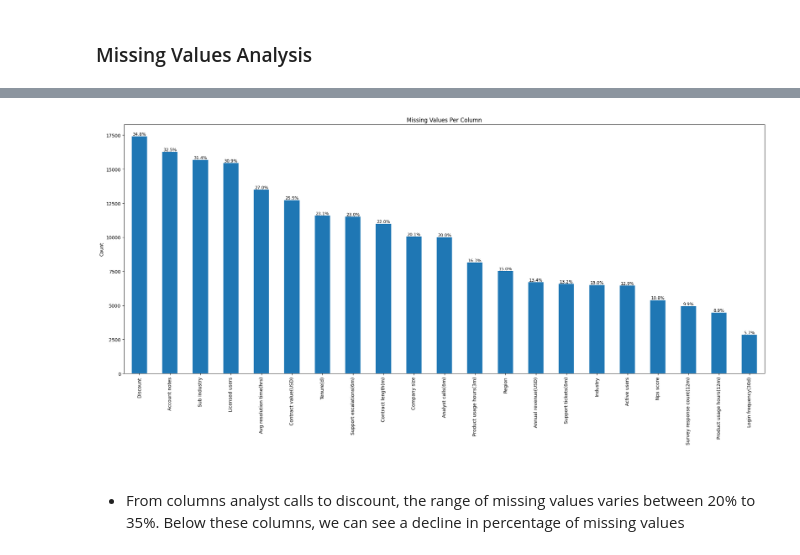
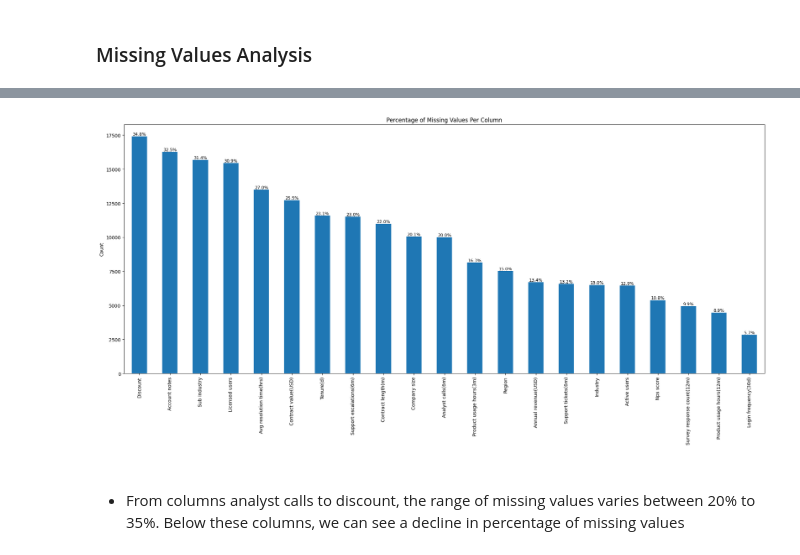
Before and after one commit to prathamgarg08/Churn-Prediction, a Jupyter notebook: notebooks/EDA.ipynb, the cells around one changed output, grey strips where cells are left out. Cells and saved outputs as stored; diff of their text form; code cells hidden in the pictures.

```diff
--- a/notebooks/EDA.ipynb
+++ b/notebooks/EDA.ipynb
@@ -327,20 +355,20 @@ for i in range(0,len(numerical_features),batch_size):
 # %%
 na_counts=df.isna().sum()
 na_counts=na_counts[na_counts>0].sort_values(ascending=False)
 na_props=na_counts/len(df)
 
-ax=na_counts.plot.bar(figsize=(20,10),title="Missing Values Per Column")
+ax=na_counts.plot.bar(figsize=(20,10),title="Percentage of Missing Values Per Column")
 ax.set_ylabel("Count")
 ax.grid(False)
 
 for patch,prop in zip(ax.patches,na_props):
     ax.annotate(f"{prop:.1%}",
                 (patch.get_x()+patch.get_width() / 2, patch.get_height()),
                 ha="center",va="bottom",fontsize=9)
 plt.tight_layout()
 plt.show()
 # %% [output]
-[figure, old version]
+[figure, new version]
 # %% [markdown]
 ####
 * From columns analyst calls to discount, the range of missing values varies between 20% to 35%. Below these columns, we can see a decline in percentage of missing values
```
Also changed, not shown: parts of 41 cells of this notebook.
